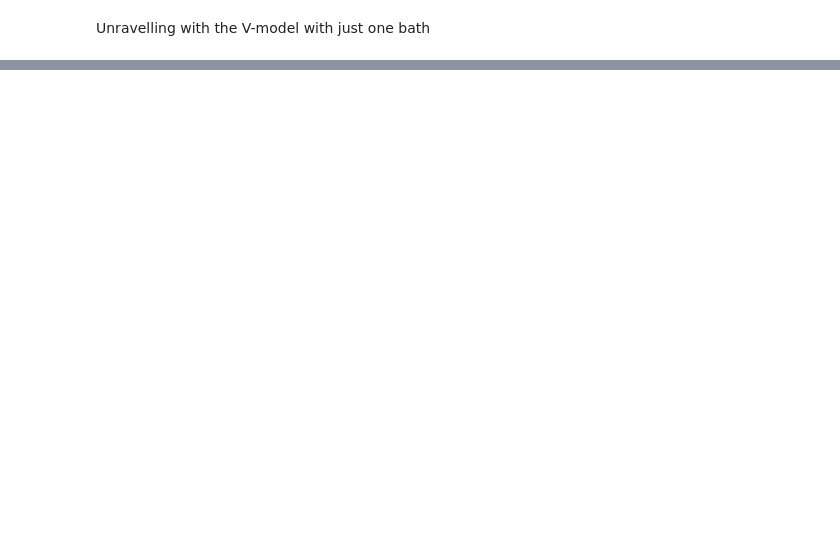
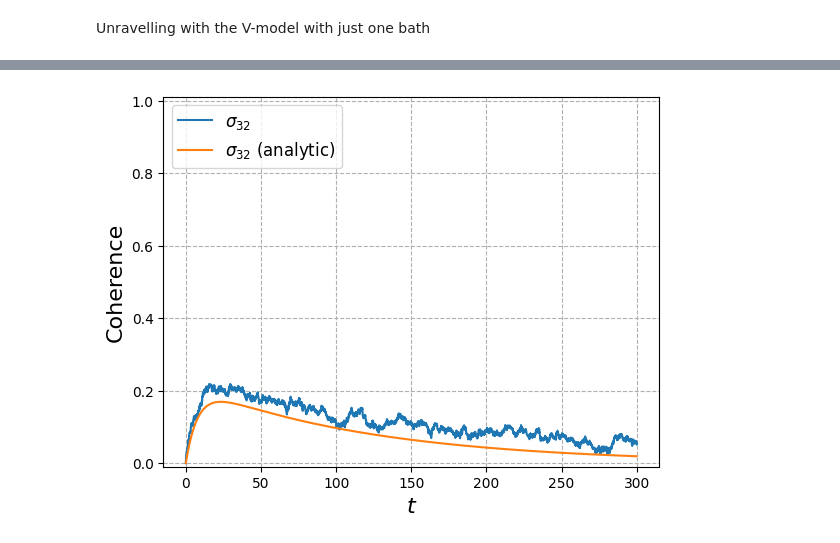
Before and after one commit to mikeal888/The_V_model, a Jupyter notebook: Equilibrium.ipynb, the cells around one changed output, grey strips where cells are left out. Cells and saved outputs as stored; diff of their text form; code cells hidden in the pictures; blank space fills up the shorter version.

```diff
--- a/Equilibrium.ipynb
+++ b/Equilibrium.ipynb
@@ -113,0 +119,8 @@ plt.show()
+# %%
+# Let's build the non-conditional density operator by averaging over an ensemble of trajectories, for comparison to the solution of the QME
+# Unified only, we know the secular equation will give simple behaviour for the coherence
+
+N = 100 # Number of trajectories in the ensemble
+
+# compute the solution, here the options ntraj is the number of trajectories and noise is the seed, store_measurement saves the jumps
+result_uni_ensemble = photocurrent_mesolve(H_uni, rho_init, tlist, sc_ops=c_ops_uni, e_ops=e_ops, ntraj=200, noise=1, store_measurement=True)
@@ -113,0 +138,28 @@ plt.show()
+# %%
+# Plot coherence for the ensemble
+
+
+g32_evo_uni_ensemble = result_uni_ensemble.expect[3]
+
+# Analytic solution (from Felix's work)
+k = a*nu*BoseEinsteinDistribution(nu,betaL)
+phi = k*(1 + 2*np.exp(-betaL*nu))
+tau = (2*k*(1+np.exp(-betaL*nu)))/(delta**2*(1 + 2*np.exp(-betaL*nu)))
+g32_analytic = ((phi - k)/(2*(phi + k)))*(np.exp(-tlist/tau)-np.exp(-(phi + k)*tlist))
+
+
+
+plt.figure()
+plt.plot(tlist, g32_evo_uni_ensemble, label=r'$\sigma_{32}$')
+plt.plot(tlist, g32_analytic, label=r'$\sigma_{32}$ (analytic)')
+plt.xlabel(r'$t$', fontsize=16)
+plt.ylabel('Coherence', fontsize=16)
+plt.legend(fontsize=12, loc="upper left")
+plt.grid(linestyle='--')
+plt.ylim(-0.01, 1.01)
+
+
+
+plt.show()
+# %% [output]
+[figure, added]
```
Also changed, not shown: parts of 5 cells of this notebook.
